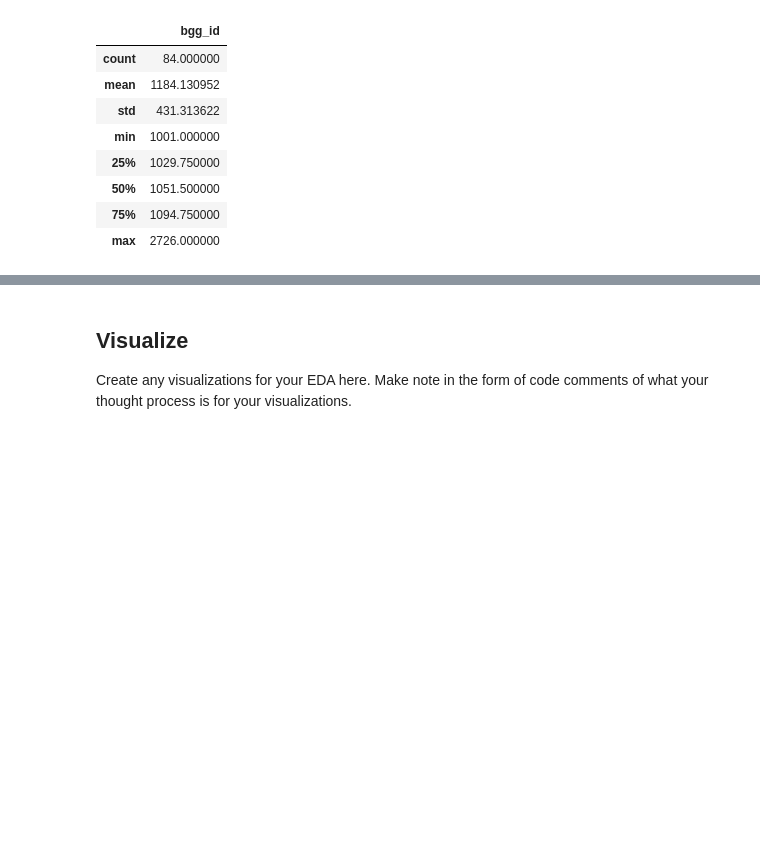
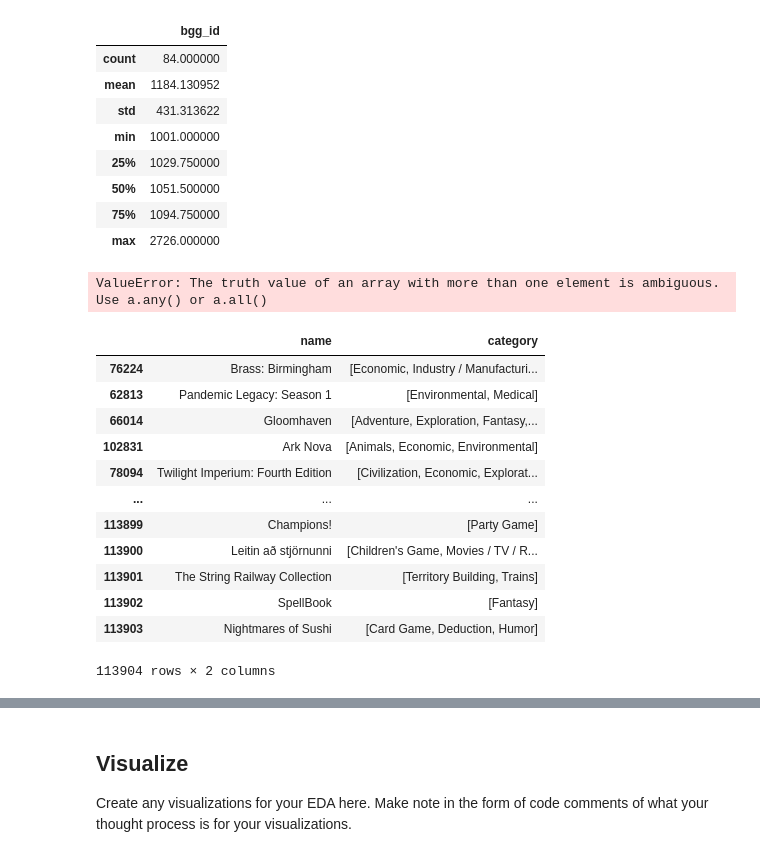
Before and after one commit to DataLore777/eda-checkpoint, a Jupyter notebook: checkpoint-two.ipynb, the cells around one changed output, grey strips where cells are left out. Saved outputs shown, nothing was run; the diff lists cells and outputs as text; code cells hidden in the pictures; blank space fills up the shorter version.

```diff
--- a/checkpoint-two.ipynb
+++ b/checkpoint-two.ipynb
@@ -106,3 +89,34 @@ display(df_theme.describe())
 | 50% | 1051.500000 |
 | 75% | 1094.750000 |
 | max | 2726.000000 |
+# %%
+# Now we will replace the values from the bgg_Category dataset with the values from the 'category' column. This will allow us to more easily parse the meaning of each category.
+
+theme_map = df_theme.set_index('bgg_id')['name'].to_dict()
+
+def map_id_to_theme(theme_ids):
+    if pd.isna(theme_ids):
+        return theme_ids
+    ids = theme_ids.split(',')
+    names = [theme_map.get(int(cat_id.strip()), 'Unknown') for cat_id in ids]
+    return names
+
+df['category'] = df['category'].apply(map_id_to_theme)
+# %% [output]
+ValueError: The truth value of an array with more than one element is ambiguous. Use a.any() or a.all()
+# %%
+display(df[['name', 'category']])
+# %% [output]
+|  | name | category |
+| 76224 | Brass: Birmingham | [Economic, Industry / Manufacturi... |
+| 62813 | Pandemic Legacy: Season 1 | [Environmental, Medical] |
+| 66014 | Gloomhaven | [Adventure, Exploration, Fantasy,... |
+| 102831 | Ark Nova | [Animals, Economic, Environmental] |
+| 78094 | Twilight Imperium: Fourth Edition | [Civilization, Economic, Explorat... |
+| ... | ... | ... |
+| 113899 | Champions! | [Party Game] |
+| 113900 | Leitin að stjörnunni | [Children's Game, Movies / TV / R... |
+| 113901 | The String Railway Collection | [Territory Building, Trains] |
+| 113902 | SpellBook | [Fantasy] |
+| 113903 | Nightmares of Sushi | [Card Game, Deduction, Humor] |
+113904 rows × 2 columns
```
Also changed, not shown: parts of 3 cells of this notebook.
